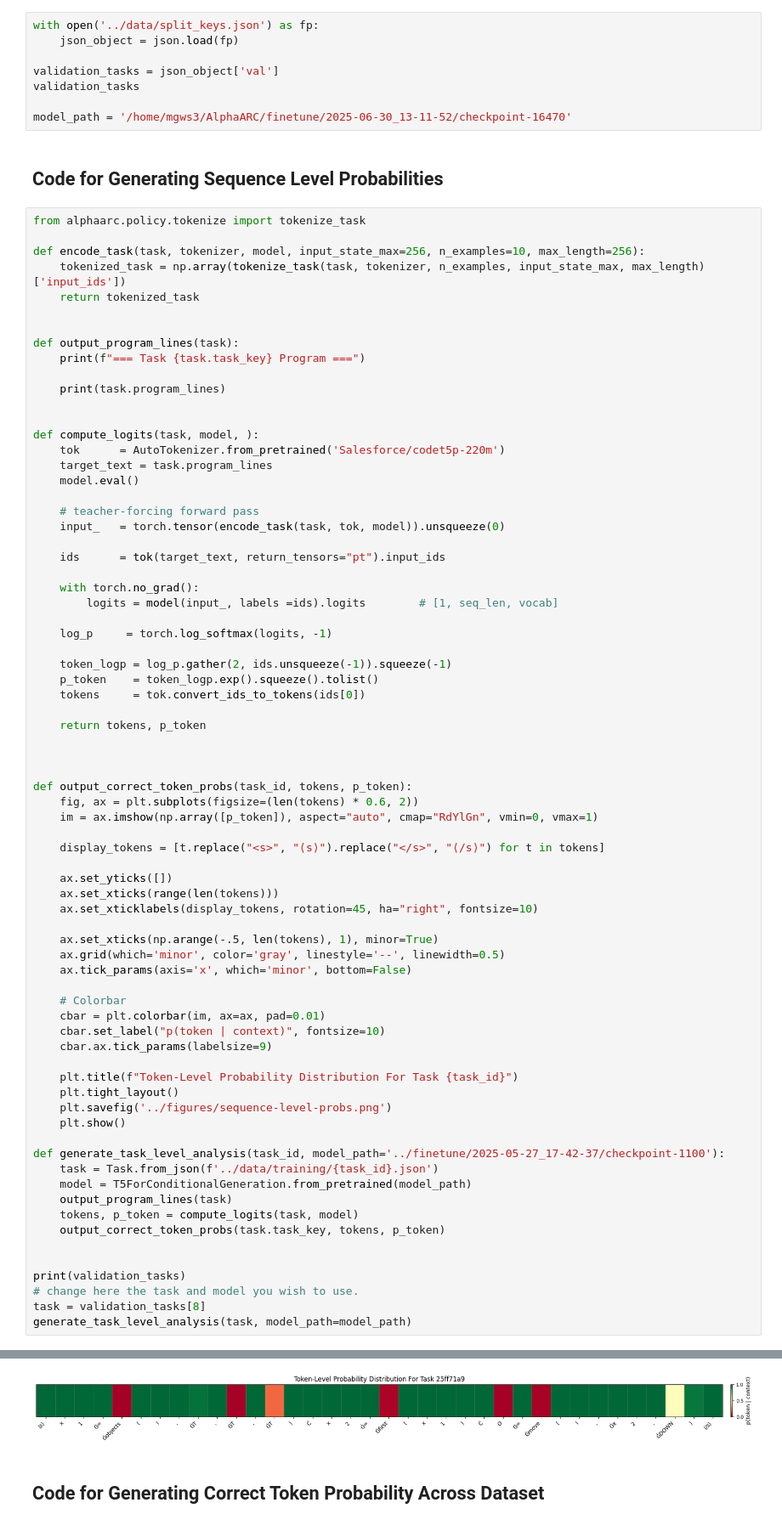
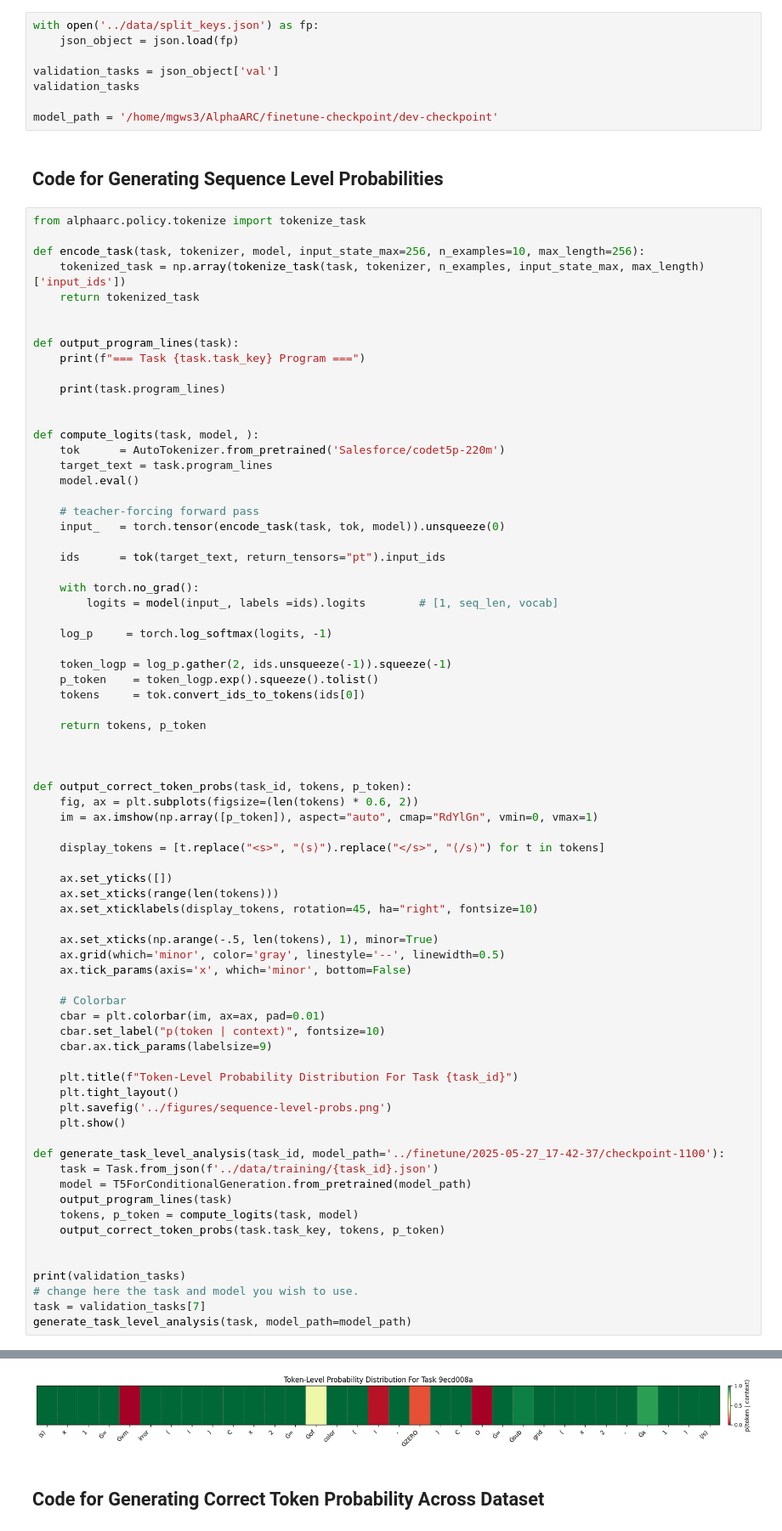
Before and after one commit to MGWSimpson/AlphaARC, a Jupyter notebook: analysis/identifying_breakpoints.ipynb, the cells around one changed output, grey strips where cells are left out. Shown at 85% size. Saved outputs shown, nothing was run; the diff lists cells and outputs as text.

```diff
--- a/analysis/identifying_breakpoints.ipynb
+++ b/analysis/identifying_breakpoints.ipynb
@@ -30,7 +30,7 @@ with open('../data/split_keys.json') as fp:
 validation_tasks = json_object['val']
 validation_tasks
 
-model_path = '/home/mgws3/AlphaARC/finetune/2025-06-30_13-11-52/checkpoint-16470'
+model_path = '/home/mgws3/AlphaARC/finetune-checkpoint/dev-checkpoint'
 # %% [markdown]
 ## Code for Generating Sequence Level Probabilities
 # %%
@@ -104,7 +104,7 @@ def generate_task_level_analysis(task_id, model_path='../finetune/2025-05-27_17-
 
 print(validation_tasks)
 # change here the task and model you wish to use.
-task = validation_tasks[8]
+task = validation_tasks[7]
 generate_task_level_analysis(task, model_path=model_path)
 # %% [output]
 ['6150a2bd', 'c8f0f002', '68b16354', 'c9e6f938', '6fa7a44f', 'ac0a08a4', '4258a5f9', '9ecd008a', '25ff71a9', '3af2c5a8', '67e8384a', '56ff96f3', 'dc1df850', 'ae4f1146', 'aabf363d', 'aedd82e4', '445eab ...
@@ -115,5 +116,5 @@ O = move(I, x2, DOWN)
 Passing a tuple of `past_key_values` is deprecated and will be removed in Transformers v4.48.0. You should pass an instance of `EncoderDecoderCache` instead, e.g. `past_key_values=EncoderDecoderCache. ...
-[figure, old version]
+[figure, new version]
 # %% [markdown]
 ## Code for Generating Correct Token Probability Across Dataset
 # %%
```
Also changed, not shown: parts of 10 cells of this notebook, 19 other files.
